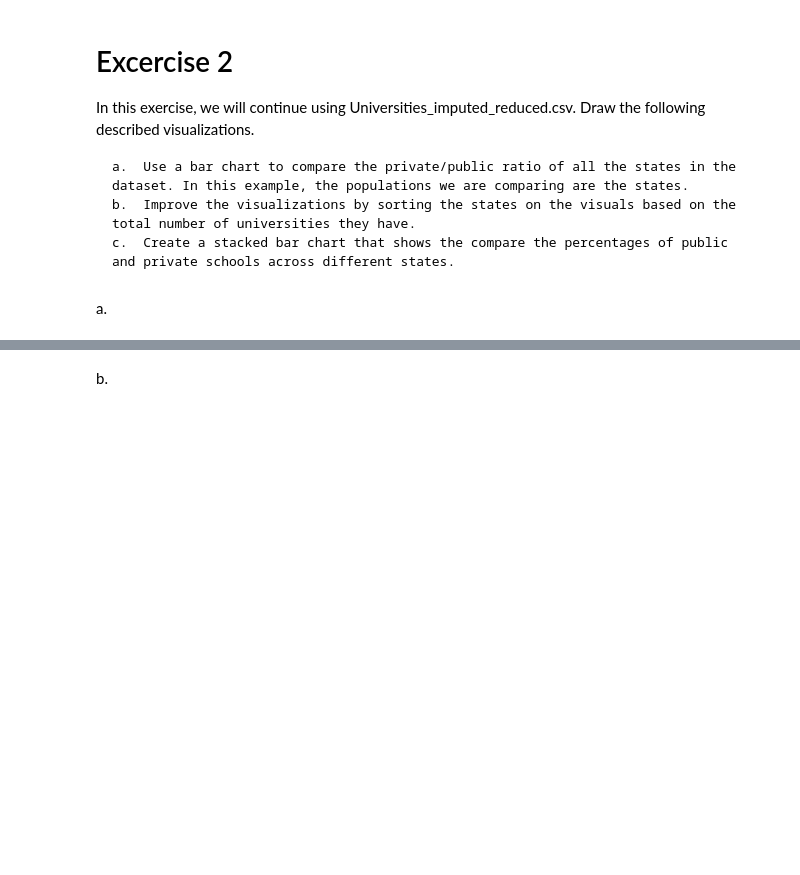
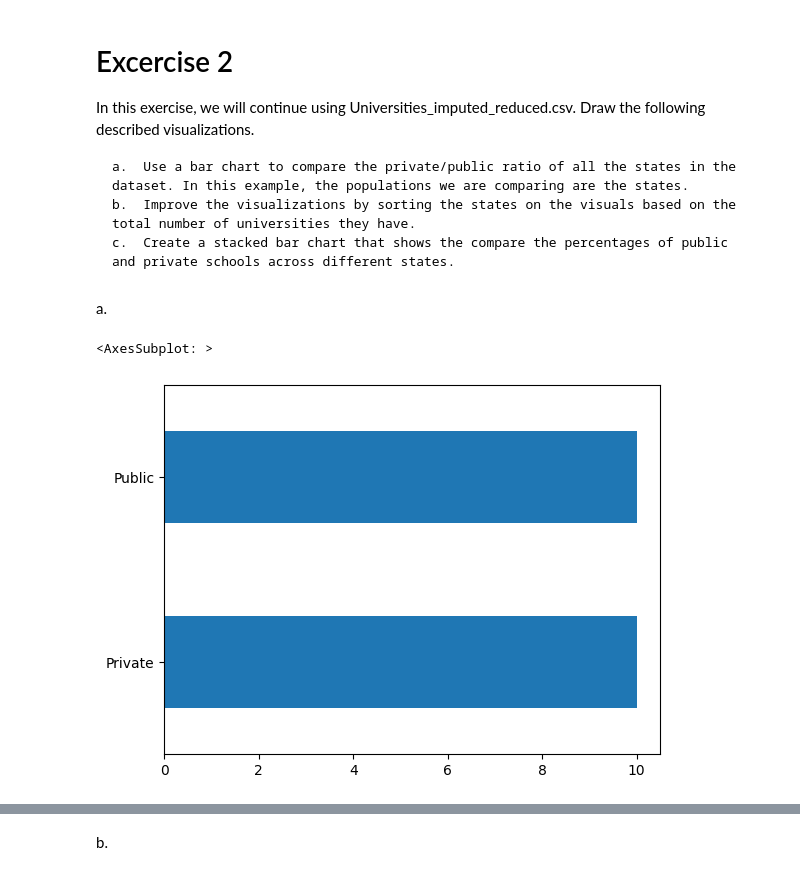
Before and after one commit to ColeDM-2020/Hands-On-Data-INST-447, a Jupyter notebook: Chapter05/Chaper 5 Excercises.ipynb, the cells around one changed output, grey strips where cells are left out. Cells and saved outputs as stored; diff of their text form; code cells hidden in the pictures; blank space fills up the shorter version.

```diff
--- a/Chapter05/Chaper 5 Excercises.ipynb
+++ b/Chapter05/Chaper 5 Excercises.ipynb
@@ -45,3 +78,10 @@ In this exercise, we will continue using Universities_imputed_reduced.csv. Draw
     c.	Create a stacked bar chart that shows the compare the percentages of public and private schools across different states.
 # %% [markdown]
 a.
+# %%
+state = 'OK'
+st = uni_df['State'] == state
+uni_df[st]['Public/Private'].value_counts().plot.barh()
+# %% [output]
+<AxesSubplot: >
+[figure, added]
```
Also changed, not shown: parts of 6 cells of this notebook.
